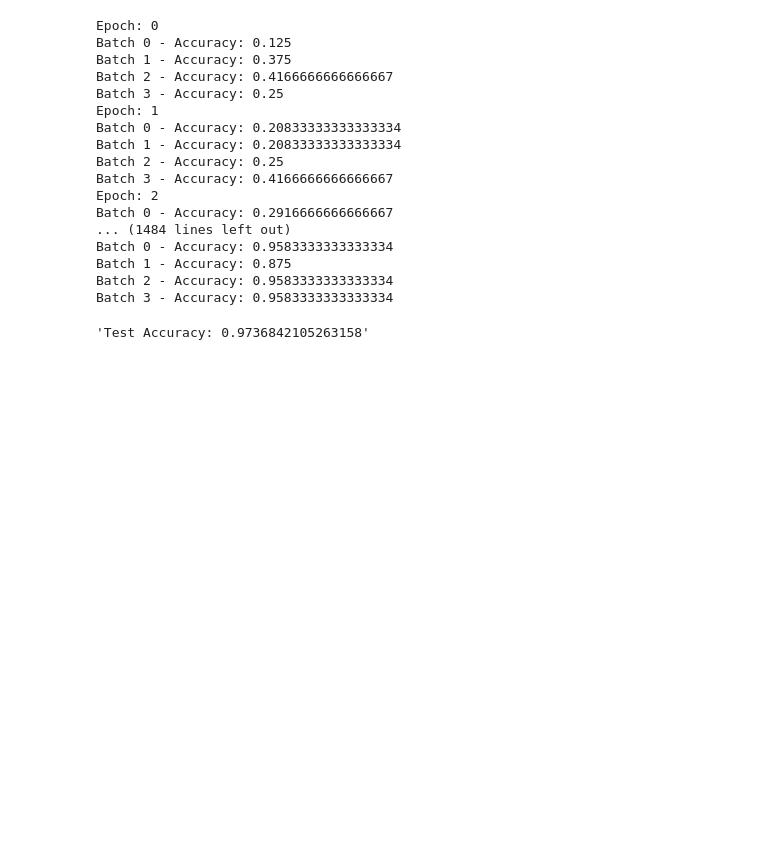
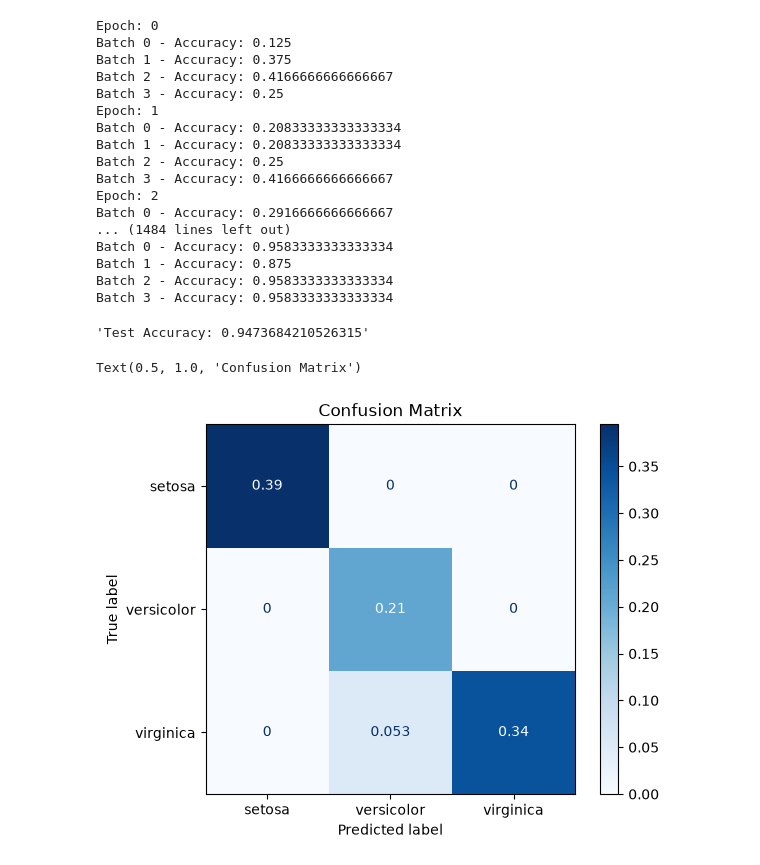
Before and after one commit to moritzsoelderer/msdl-a-deep-learning-library, a Jupyter notebook: showcase.ipynb, the cells around one changed output. Drawn from its saved outputs; the diff is of its cells as text; code cells hidden in the pictures; blank space fills up the shorter version.

Commit message:
feat(eval): add confusion matrix plot to showcase

```diff
--- a/showcase.ipynb
+++ b/showcase.ipynb
@@ -31,7 +31,8 @@ from sklearn.preprocessing import OneHotEncoder
 from sklearn.model_selection import train_test_split
 from sklearn.datasets import load_iris
 
-X, y = load_iris(return_X_y=True)
+iris = load_iris()
+X, y, class_names = iris.data, iris.target, iris.target_names
 
 X_train, X_test, y_train, y_test = train_test_split(X, y)
 
@@ -59,13 +60,25 @@ Batch 1 - Accuracy: 0.875
 Batch 2 - Accuracy: 0.9583333333333334
 Batch 3 - Accuracy: 0.9583333333333334
 # %%
-from sklearn.metrics import accuracy_score
-
 predictions = nn.predict(X_test, y_test_cat)
-
 y_pred = np.argmax(predictions, axis=1)
-test_accuracy = accuracy_score(y_true=y_test, y_pred=y_pred)
-
-f"Test Accuracy: {test_accuracy}"
-# %% [output]
-'Test Accuracy: 0.9736842105263158'
+# %%
+from sklearn.metrics import accuracy_score
+
+test_accuracy = accuracy_score(y_true=y_test, y_pred=y_pred)
+f"Test Accuracy: {test_accuracy}"
+# %% [output]
+'Test Accuracy: 0.9473684210526315'
+# %%
+import matplotlib.pyplot as plt
+from sklearn.metrics import ConfusionMatrixDisplay
+
+disp = ConfusionMatrixDisplay.from_predictions(y_test, y_pred,
+    display_labels=class_names,
+    cmap=plt.cm.Blues,
+    normalize='all'
+)
+disp.ax_.set_title("Confusion Matrix")
+# %% [output]
+Text(0.5, 1.0, 'Confusion Matrix')
+[figure, added]
```
Also changed, not shown: 1 other file.
